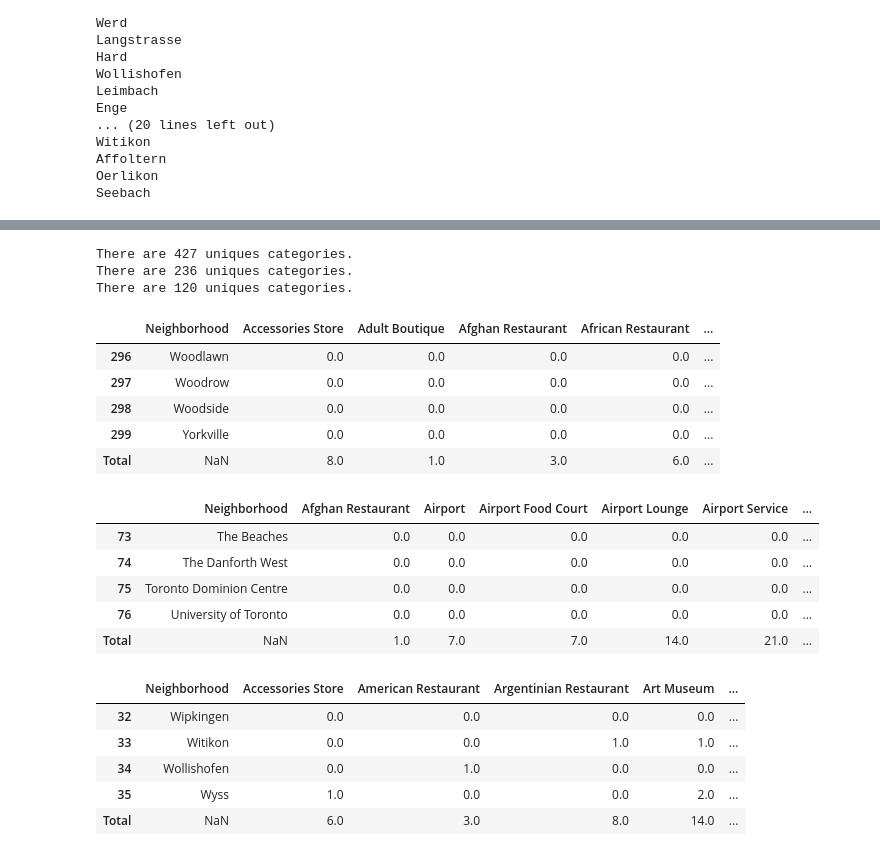
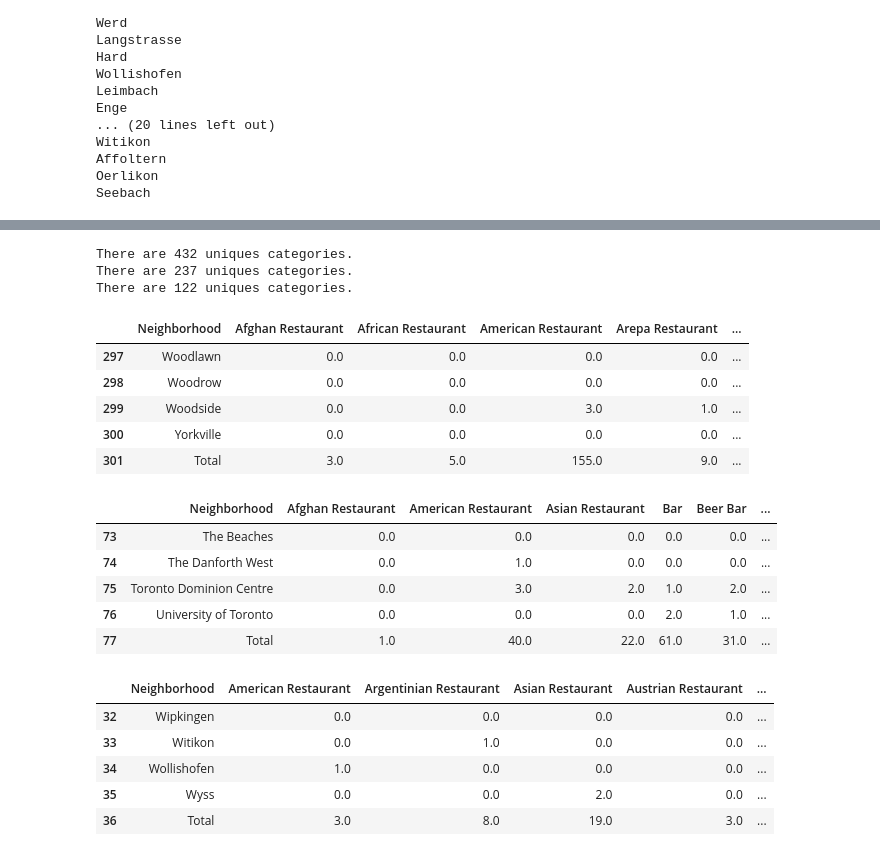
Before and after one commit to Kaeliny/Coursera_Capstone, a Jupyter notebook: Capstone Project - The Battle of Neighborhoods (2).ipynb, the cells around one changed output, grey strips where cells are left out. Drawn from its saved outputs; the diff is of its cells as text; code cells hidden in the pictures.

```diff
--- a/Capstone Project - The Battle of Neighborhoods (2).ipynb
+++ b/Capstone Project - The Battle of Neighborhoods (2).ipynb
@@ -135,7 +135,7 @@ map_toronto
 [interactive output not drawn]
 # %%
 #Function to have all the venue from the different neighborhoods
-LIMIT=10000
+LIMIT=500
 radius=500
 def getNearbyVenues(names, latitudes, longitudes, radius=500):
 
@@ -487,9 +467,11 @@ print('There are {} uniques categories.'.format(len(ny_venues['Venue Category'].
 print('There are {} uniques categories.'.format(len(to_venues['Venue Category'].unique())))
 print('There are {} uniques categories.'.format(len(zh_venues['Venue Category'].unique())))
 # %% [output]
-There are 427 uniques categories.
-There are 236 uniques categories.
-There are 120 uniques categories.
+There are 432 uniques categories.
+There are 237 uniques categories.
+There are 122 uniques categories.
+# %%
+regex = '.*(Neighborhood|Restaurant|Bar|tratoria|café|backery|bagel|food|diner|breakfast|bistro|tea|burrito|butcher|pizz|brewery|creperie|fish|place|pub|steak|gastro).*'
 # %%
 #NY
 # one hot encoding
@@ -500,14 +482,18 @@ ny_onehot['Neighborhood'] = ny_venues['Neighborhood']
 
 ny_grouped = ny_onehot.groupby('Neighborhood').sum().reset_index()
 ny_grouped = ny_grouped.append(ny_grouped.drop('Neighborhood', axis=1).sum().rename('Total'))
+ny_grouped.at['Total', 'Neighborhood'] = 'Total'
+ny_grouped = ny_grouped.reset_index(drop=True)
+ny_grouped = ny_grouped.filter(regex=regex, axis=1)
+ny_grouped ['Total'] = ny_grouped.sum(axis=1)
 ny_grouped.tail(5)
 # %% [output]
-|  | Neighborhood | Accessories Store | Adult Boutique | Afghan Restaurant | African Restaurant | ... |
-| 296 | Woodlawn | 0.0 | 0.0 | 0.0 | 0.0 | ... |
-| 297 | Woodrow | 0.0 | 0.0 | 0.0 | 0.0 | ... |
-| 298 | Woodside | 0.0 | 0.0 | 0.0 | 0.0 | ... |
-| 299 | Yorkville | 0.0 | 0.0 | 0.0 | 0.0 | ... |
-| Total | NaN | 8.0 | 1.0 | 3.0 | 6.0 | ... |
+|  | Neighborhood | Afghan Restaurant | African Restaurant | American Restaurant | Arepa Restaurant | ... |
+| 297 | Woodlawn | 0.0 | 0.0 | 0.0 | 0.0 | ... |
+| 298 | Woodrow | 0.0 | 0.0 | 0.0 | 0.0 | ... |
+| 299 | Woodside | 0.0 | 0.0 | 3.0 | 1.0 | ... |
+| 300 | Yorkville | 0.0 | 0.0 | 0.0 | 0.0 | ... |
+| 301 | Total | 3.0 | 5.0 | 155.0 | 9.0 | ... |
 # %%
 #TO
 # one hot encoding
@@ -518,29 +504,37 @@ to_onehot['Neighborhood'] = to_venues['Neighborhood']
 
 to_grouped = to_onehot.groupby('Neighborhood').sum().reset_index()
 to_grouped = to_grouped.append(to_grouped.drop('Neighborhood', axis=1).sum().rename('Total'))
+to_grouped.at['Total', 'Neighborhood'] = 'Total'
+to_grouped = to_grouped.reset_index(drop=True)
+to_grouped = to_grouped.filter(regex= regex, axis=1)
+to_grouped ['Total'] = to_grouped.sum(axis=1)
 to_grouped.tail(5)
 # %% [output]
-|  | Neighborhood | Afghan Restaurant | Airport | Airport Food Court | Airport Lounge | Airport Service | ... |
+|  | Neighborhood | Afghan Restaurant | American Restaurant | Asian Restaurant | Bar | Beer Bar | ... |
 | 73 | The Beaches | 0.0 | 0.0 | 0.0 | 0.0 | 0.0 | ... |
-| 74 | The Danforth West | 0.0 | 0.0 | 0.0 | 0.0 | 0.0 | ... |
-| 75 | Toronto Dominion Centre | 0.0 | 0.0 | 0.0 | 0.0 | 0.0 | ... |
-| 76 | University of Toronto | 0.0 | 0.0 | 0.0 | 0.0 | 0.0 | ... |
-| Total | NaN | 1.0 | 7.0 | 7.0 | 14.0 | 21.0 | ... |
+| 74 | The Danforth West | 0.0 | 1.0 | 0.0 | 0.0 | 0.0 | ... |
+| 75 | Toronto Dominion Centre | 0.0 | 3.0 | 2.0 | 1.0 | 2.0 | ... |
+| 76 | University of Toronto | 0.0 | 0.0 | 0.0 | 2.0 | 1.0 | ... |
+| 77 | Total | 1.0 | 40.0 | 22.0 | 61.0 | 31.0 | ... |
 # %%
 #ZH
 # one hot encoding
 zh_onehot = pd.get_dummies(zh_venues[['Venue Category']], prefix="", prefix_sep="")
 
 # add neighborhood column back zh dataframe
 zh_onehot['Neighborhood'] = zh_venues['Neighborhood']
 
 zh_grouped = zh_onehot.groupby('Neighborhood').sum().reset_index()
 zh_grouped = zh_grouped.append(zh_grouped.drop('Neighborhood', axis=1).sum().rename('Total'))
-zh_grouped.tail(5)
+zh_grouped.at['Total', 'Neighborhood'] = 'Total'
+zh_grouped = zh_grouped.reset_index(drop=True)
+zh_grouped = zh_grouped.filter(regex= regex, axis=1)
+zh_grouped ['Total'] = zh_grouped.sum(axis=1)
+zh_grouped.tail()
 # %% [output]
-|  | Neighborhood | Accessories Store | American Restaurant | Argentinian Restaurant | Art Museum | ... |
+|  | Neighborhood | American Restaurant | Argentinian Restaurant | Asian Restaurant | Austrian Restaurant | ... |
 | 32 | Wipkingen | 0.0 | 0.0 | 0.0 | 0.0 | ... |
-| 33 | Witikon | 0.0 | 0.0 | 1.0 | 1.0 | ... |
-| 34 | Wollishofen | 0.0 | 1.0 | 0.0 | 0.0 | ... |
-| 35 | Wyss | 1.0 | 0.0 | 0.0 | 2.0 | ... |
-| Total | NaN | 6.0 | 3.0 | 8.0 | 14.0 | ... |
+| 33 | Witikon | 0.0 | 1.0 | 0.0 | 0.0 | ... |
+| 34 | Wollishofen | 1.0 | 0.0 | 0.0 | 0.0 | ... |
+| 35 | Wyss | 0.0 | 0.0 | 2.0 | 0.0 | ... |
+| 36 | Total | 3.0 | 8.0 | 19.0 | 3.0 | ... |
```
Also changed, not shown: parts of 24 cells of this notebook.
